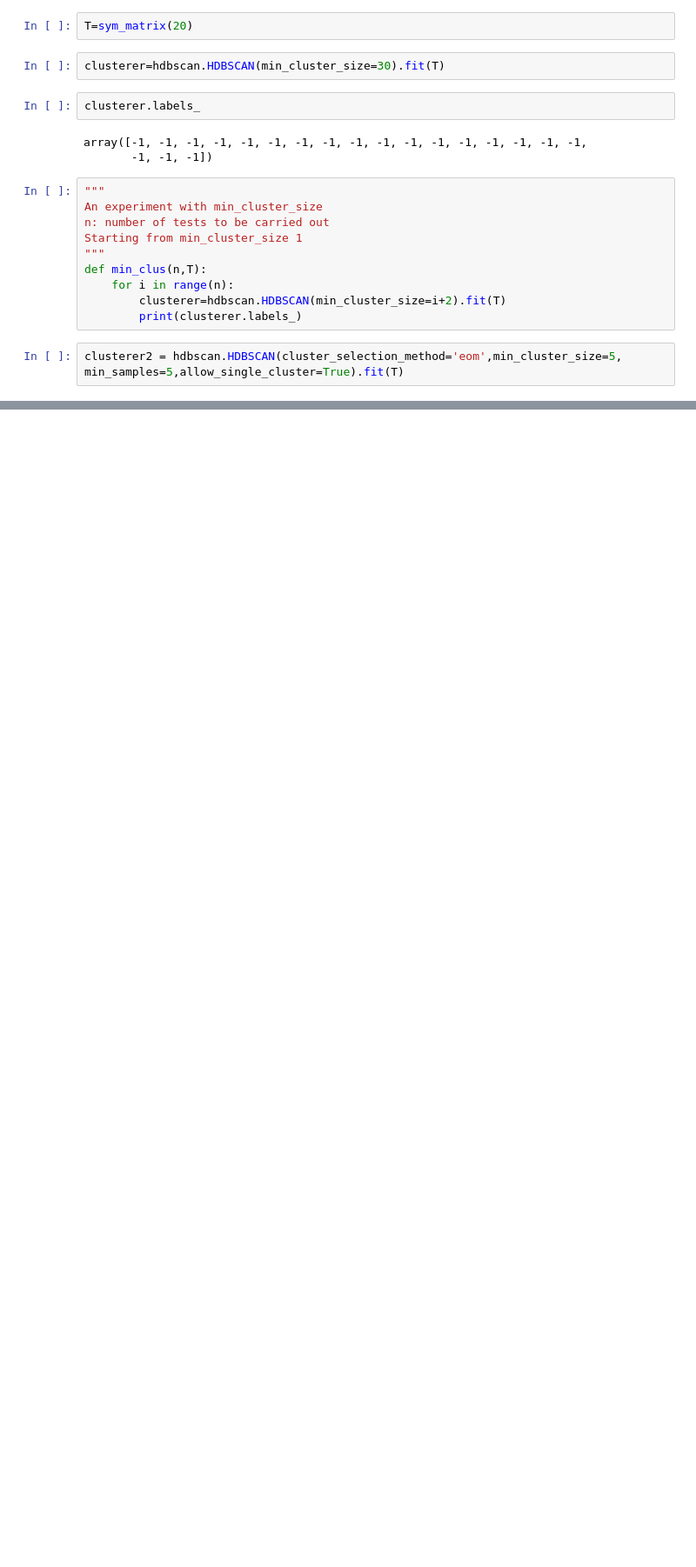
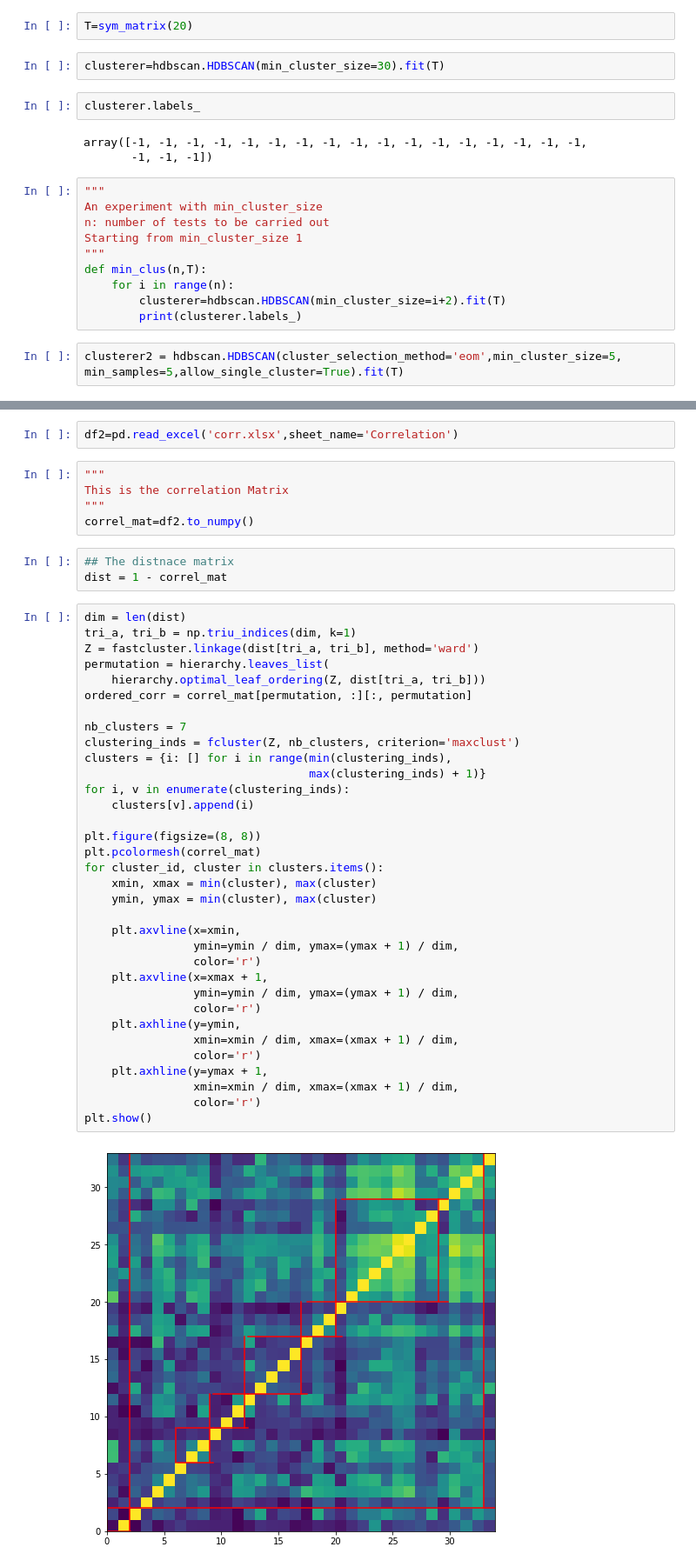
Before and after one commit to siddheshih/Finance_code, a Jupyter notebook: hdb_scan.ipynb, the cells around one changed output, grey strips where cells are left out. Shown at 87% size. Cells and saved outputs as stored; diff of their text form; blank space fills up the shorter version.

```diff
--- a/hdb_scan.ipynb
+++ b/hdb_scan.ipynb
@@ -44,0 +61,46 @@ array([-1, -1, -1, -1,  0,  0, -1, -1, -1, -1, -1,  0,  0, -1, -1, -1, -1,
+# %%
+df2=pd.read_excel('corr.xlsx',sheet_name='Correlation')
+# %%
+"""
+This is the correlation Matrix
+"""
+correl_mat=df2.to_numpy()
+# %%
+## The distnace matrix
+dist = 1 - correl_mat
+# %%
+dim = len(dist)
+tri_a, tri_b = np.triu_indices(dim, k=1)
+Z = fastcluster.linkage(dist[tri_a, tri_b], method='ward')
+permutation = hierarchy.leaves_list(
+    hierarchy.optimal_leaf_ordering(Z, dist[tri_a, tri_b]))
+ordered_corr = correl_mat[permutation, :][:, permutation]
+
+nb_clusters = 7
+clustering_inds = fcluster(Z, nb_clusters, criterion='maxclust')
+clusters = {i: [] for i in range(min(clustering_inds),
+                                 max(clustering_inds) + 1)}
+for i, v in enumerate(clustering_inds):
+    clusters[v].append(i)
+
+plt.figure(figsize=(8, 8))
+plt.pcolormesh(correl_mat)
+for cluster_id, cluster in clusters.items():
+    xmin, xmax = min(cluster), max(cluster)
+    ymin, ymax = min(cluster), max(cluster)
+
+    plt.axvline(x=xmin,
+                ymin=ymin / dim, ymax=(ymax + 1) / dim,
+                color='r')
+    plt.axvline(x=xmax + 1,
+                ymin=ymin / dim, ymax=(ymax + 1) / dim,
+                color='r')
+    plt.axhline(y=ymin,
+                xmin=xmin / dim, xmax=(xmax + 1) / dim,
+                color='r')
+    plt.axhline(y=ymax + 1,
+                xmin=xmin / dim, xmax=(xmax + 1) / dim,
+                color='r')
+plt.show()
+# %% [output]
+[figure, added]
```
Also changed, not shown: parts of 9 cells of this notebook, 1 other file.
